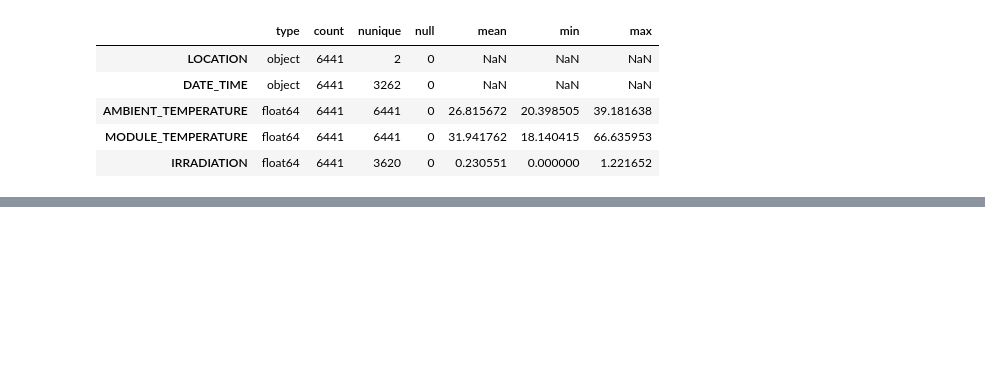
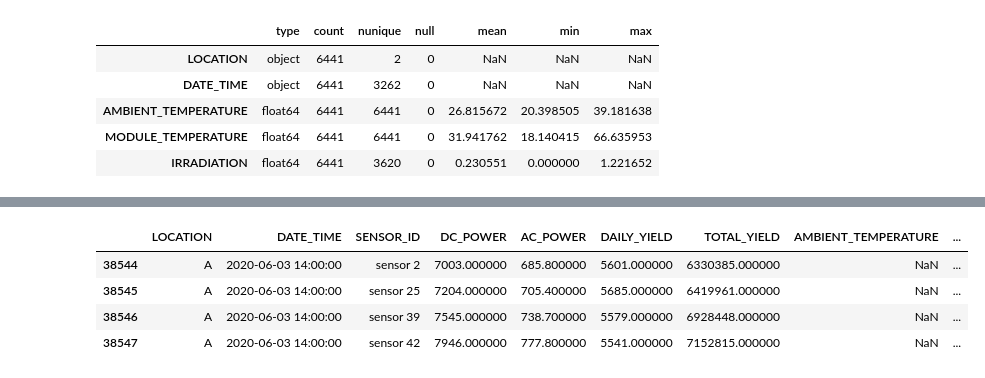
Before and after one commit to AkinduH/SLIIT-Datathon-2024, a Jupyter notebook: Data_Preparation.ipynb, the cells around one changed output, grey strips where cells are left out. Drawn from its saved outputs; the diff is of its cells as text; code cells hidden in the pictures; blank space fills up the shorter version.

```diff
--- a/Data_Preparation.ipynb
+++ b/Data_Preparation.ipynb
@@ -177,0 +182,9 @@ customDescription(df_B)
+# %%
+df_A_null_temp = df_A[df_A['AMBIENT_TEMPERATURE'].isnull()]
+df_A_null_temp
+# %% [output]
+|  | LOCATION | DATE_TIME | SENSOR_ID | DC_POWER | AC_POWER | DAILY_YIELD | TOTAL_YIELD | AMBIENT_TEMPERATURE | ... |
+| 38544 | A | 2020-06-03 14:00:00 | sensor 2 | 7003.000000 | 685.800000 | 5601.000000 | 6330385.000000 | NaN | ... |
+| 38545 | A | 2020-06-03 14:00:00 | sensor 25 | 7204.000000 | 705.400000 | 5685.000000 | 6419961.000000 | NaN | ... |
+| 38546 | A | 2020-06-03 14:00:00 | sensor 39 | 7545.000000 | 738.700000 | 5579.000000 | 6928448.000000 | NaN | ... |
+| 38547 | A | 2020-06-03 14:00:00 | sensor 42 | 7946.000000 | 777.800000 | 5541.000000 | 7152815.000000 | NaN | ... |
```
Also changed, not shown: parts of 13 cells of this notebook.
